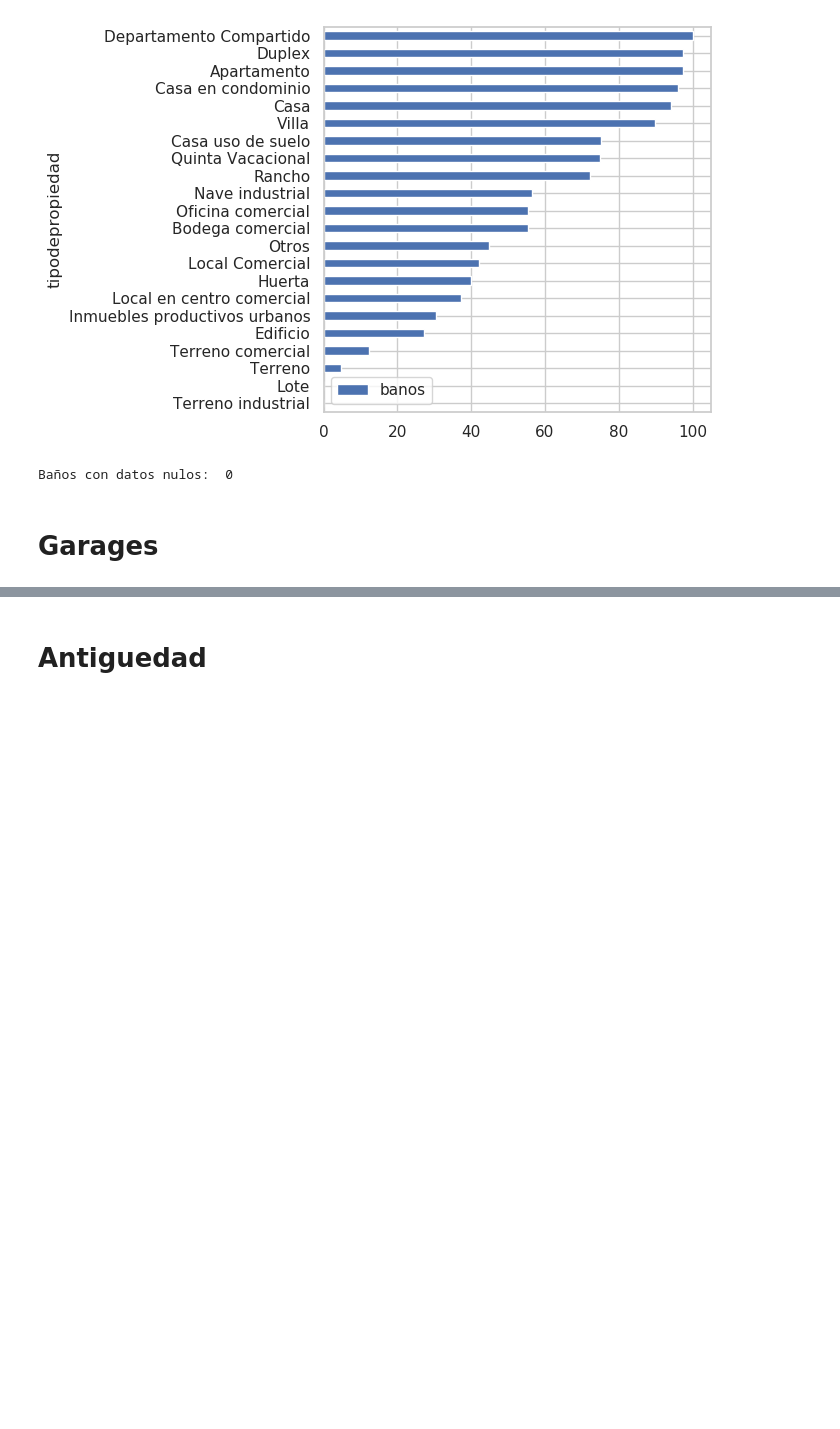
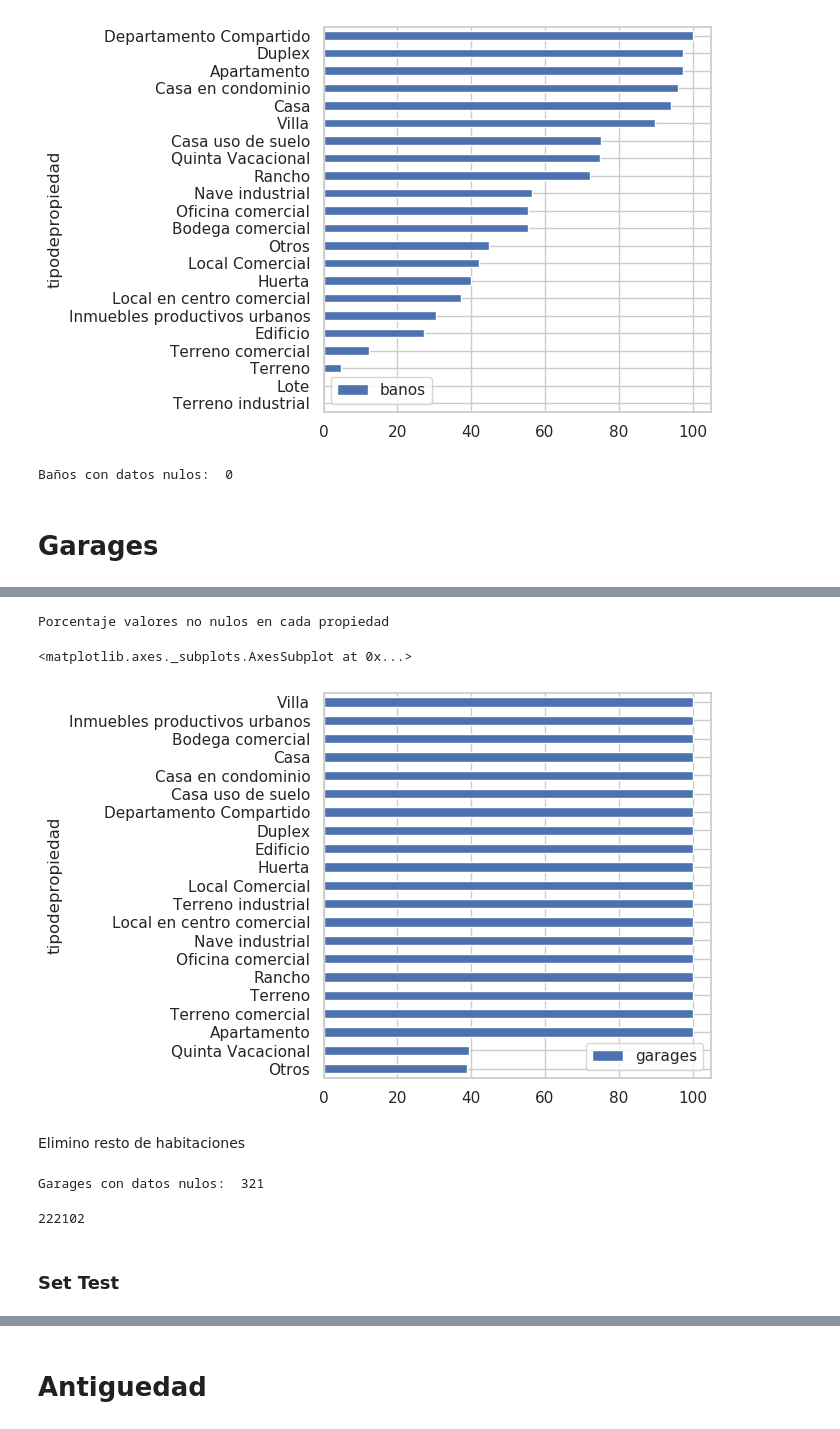
Before and after one commit to sebapenna/Datos-TP2, a Jupyter notebook: Feature Engineering.ipynb, the cells around one changed output, grey strips where cells are left out. Drawn from its saved outputs; the diff is of its cells as text; code cells hidden in the pictures; blank space fills up the shorter version.

```diff
--- a/Feature Engineering.ipynb
+++ b/Feature Engineering.ipynb
@@ -553,0 +588,22 @@ pd.pivot_table(df_props_full.groupby(['tipodepropiedad','garages']).size().to_fr
+# %%
+garagePortTipo = {
+    'Apartamento' : [1,2],
+    'Bodega comercial' : [0,1,2,3],
+    'Casa' : [1,2],
+    'Casa en condominio' : [1,2],
+    'Casa uso de suelo' : [0,1,2,3],
+    'Departamento Compartido' : [1,2],
+    'Duplex' : [1],
+    'Edificio' : [0],
+    'Huerta' : [0],
+    'Inmuebles productivos urbanos' : [0,1,2],
+    'Local Comercial' : [0,1,2],
+    'Local en centro comercial' : [0,1],
+    'Nave industrial' : [0,1,2],
+    'Oficina comercial' : [0,1,2],
+    'Rancho' : [0],
+    'Terreno' : [0],
+    'Terreno comercial' : [0,2],
+    'Villa': [1,2],
+    'Terreno industrial' : [0,3]
+}
@@ -554 +620,21 @@ pd.pivot_table(df_props_full.groupby(['tipodepropiedad','garages']).size().to_fr
+# %%
+print('Porcentaje valores no nulos en cada propiedad')
+features.groupby(['tipodepropiedad']).agg({'garages':lambda x: x.count() / len(x) * 100}).sort_values(by='garages', ascending=True).plot(kind='barh')
+# %% [output]
+Porcentaje valores no nulos en cada propiedad
+<matplotlib.axes._subplots.AxesSubplot at 0x...>
+[figure, added]
+# %% [markdown]
+Elimino resto de habitaciones
+# %%
+print('Garages con datos nulos: ', features.garages.isna().sum())
+# %% [output]
+Garages con datos nulos:  321
+# %%
+features = features.dropna(subset=['garages'])
+len(features)
+# %% [output]
+222102
+# %% [markdown]
+### Set Test
 # %%
```
Also changed, not shown: parts of 42 cells of this notebook.
